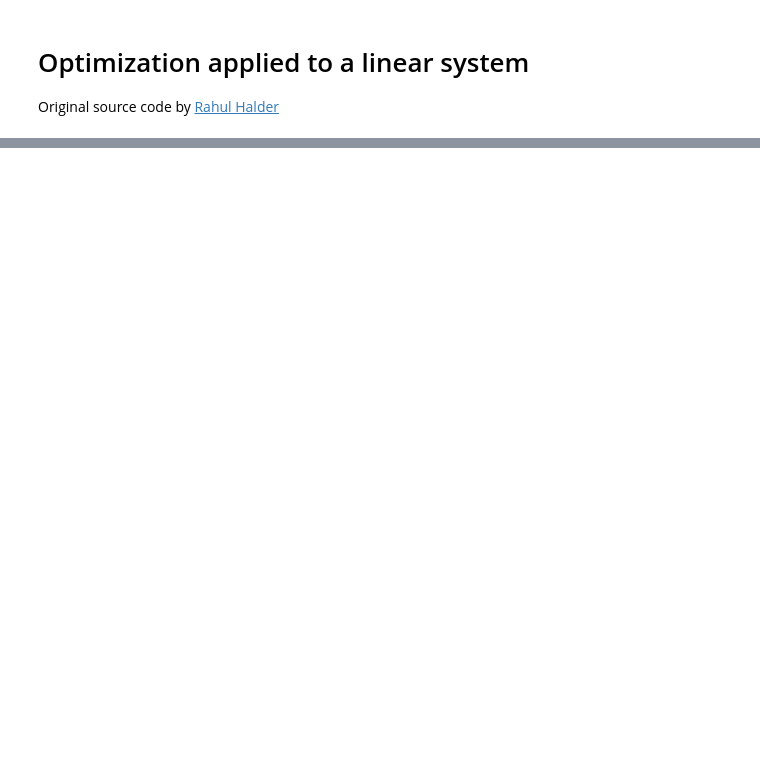
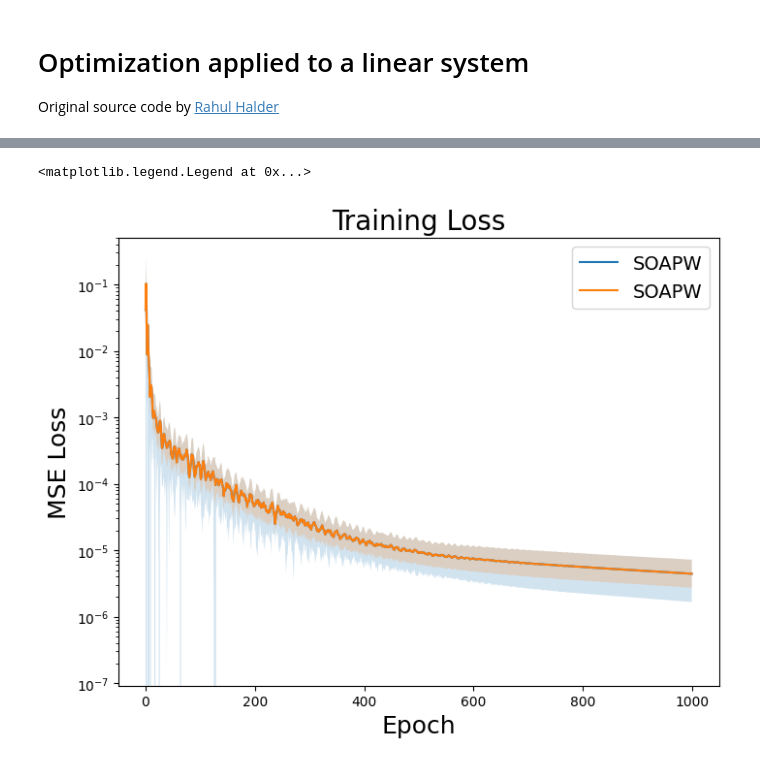
Before and after one commit to npicchiarelli/p01_optimization, a Jupyter notebook: 02_linear_system/optimizer_experiments_analysis.ipynb, the cells around one changed output, grey strips where cells are left out. Cells and saved outputs as stored; diff of their text form; code cells hidden in the pictures; blank space fills up the shorter version.

```diff
--- a/02_linear_system/optimizer_experiments_analysis.ipynb
+++ b/02_linear_system/optimizer_experiments_analysis.ipynb
@@ -47,0 +73,27 @@ plt.savefig("./outputs/plots/soap_preconditioning_frequency.png")
+# %%
+fig, ax = plt.subplots(1, 1, figsize=(8, 6))
+for i, opt_name in enumerate(results):
+    loss_avg = np.mean(results[opt_name]["loss_histories"], axis = 1)
+    loss_std = np.std(results[opt_name]["loss_histories"], axis = 1)
+    ax.plot(loss_avg, label=opt_name)
+    ax.fill_between(range(len(loss_avg)),
+                    loss_avg - loss_std,
+                    loss_avg + loss_std, alpha=0.2)
+
+    loss_avg = np.mean(results[opt_name]["loss_histories"], axis = 1)
+    loss_std = np.std(results[opt_name]["loss_histories"], axis = 1)
+    lower = loss_avg / (1 + loss_std / loss_avg)
+    upper = loss_avg * (1 + loss_std / loss_avg)
+    ax.plot(loss_avg, label=opt_name)
+    ax.fill_between(range(len(loss_avg)),
+                    lower,
+                    upper, alpha=0.2)
+
+ax.set_title("Training Loss", fontsize=20)
+ax.set_yscale("log")
+ax.set_xlabel("Epoch", fontsize=18)
+ax.set_ylabel("MSE Loss", fontsize=18)
+ax.legend(fontsize=14)
+# %% [output]
+<matplotlib.legend.Legend at 0x...>
+[figure, added]
```
Also changed, not shown: parts of 4 cells of this notebook, 1 other file.
